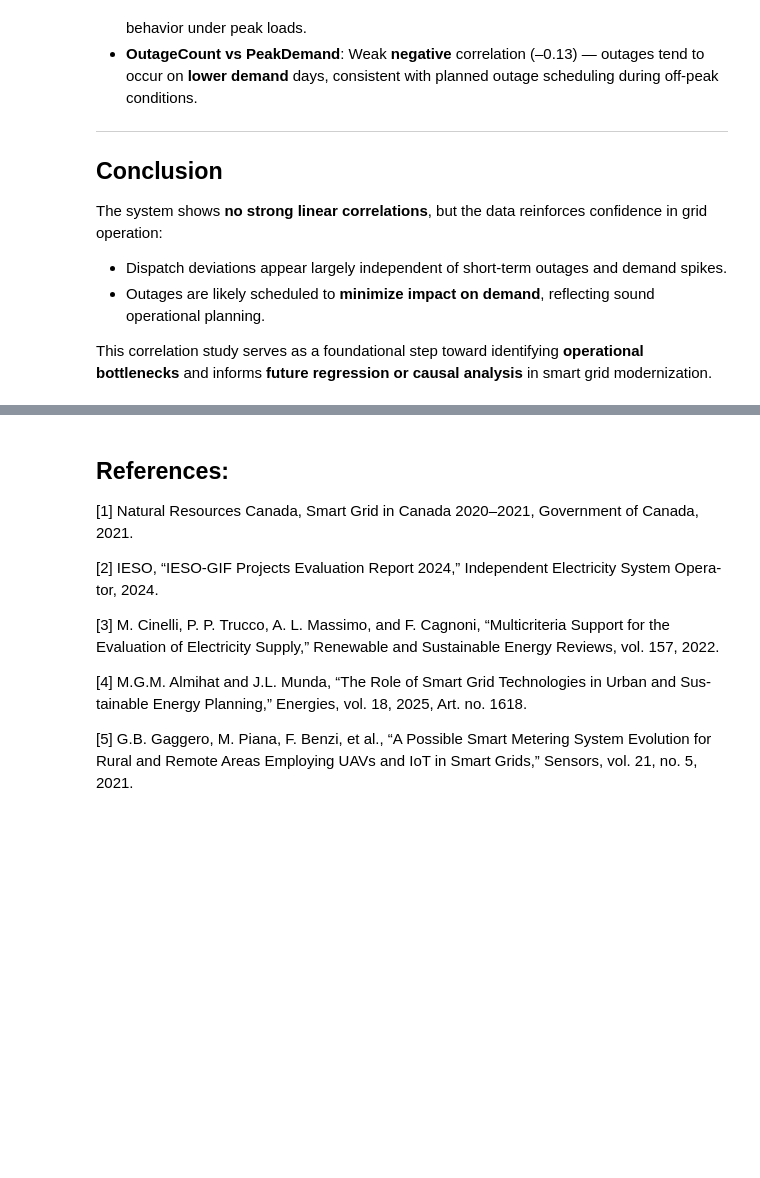
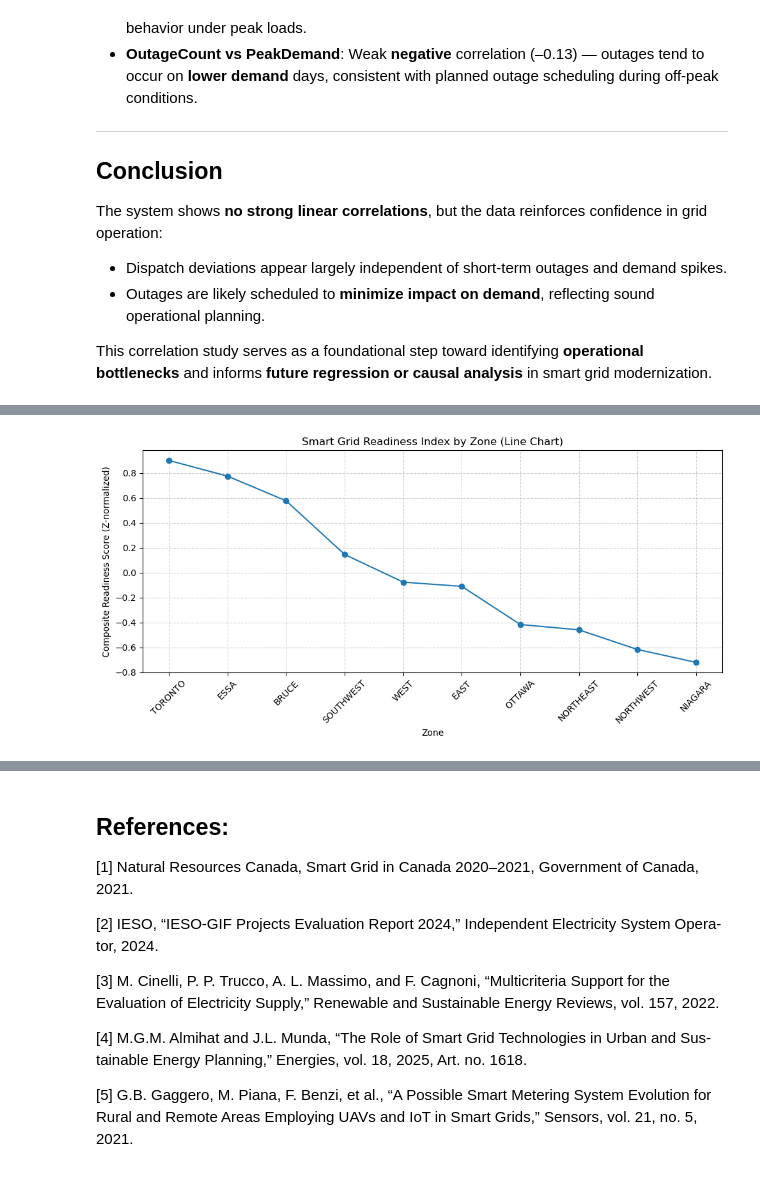
Before and after one commit to ShraddhaPadwekar/DataScience_SmartGridInvestmentZones, a Jupyter notebook: JupyterNotebooks/Padwekar_Shraddha_InitialResults.ipynb, the cells around one changed output, grey strips where cells are left out. Cells and saved outputs as stored; diff of their text form; code cells hidden in the pictures; blank space fills up the shorter version.

```diff
--- a/JupyterNotebooks/Padwekar_Shraddha_InitialResults.ipynb
+++ b/JupyterNotebooks/Padwekar_Shraddha_InitialResults.ipynb
@@ -2826,0 +2829,59 @@ This correlation study serves as a foundational step toward identifying **operat
+# %%
+import pandas as pd
+import numpy as np
+import matplotlib.pyplot as plt
+
+
+# === 1. Load Real-Time Zonal Demand ===
+df_demand = pd.read_csv(r'../Dataset/RealtimeDemandZonal.csv')
+df_demand.columns = df_demand.columns.str.strip()
+df_demand['Date'] = pd.to_datetime(df_demand['Date'], errors='coerce')
+
+# Drop non-zone columns
+non_zone_cols = ['Date', 'Hour', 'Interval', 'Ontario Demand', 'Zones Total', 'DIFF']
+zone_cols = [col for col in df_demand.columns if col not in non_zone_cols]
+
+# === 2. Compute Demand Variability per Zone (std deviation) ===
+demand_variability = df_demand.groupby('Date')[zone_cols].sum().std().rename("DemandVariability")
+
+# === 3. Load Transmission Outages ===
+df_outage = pd.read_excel(r'../Dataset/TransmissionOutagesAll.xlsx')
+df_outage.columns = df_outage.columns.str.strip()
+df_outage['Planned Start'] = pd.to_datetime(df_outage['Planned Start'], errors='coerce')
+
+# Map outages to zones via the 'Name' or 'Constraint' field (assuming zone name is part of it)
+def extract_zone(text):
+    if pd.isna(text): return None
+    for zone in zone_cols:
+        if zone.lower() in text.lower():
+            return zone
+    return None
+
+df_outage['Zone'] = df_outage['Name'].apply(extract_zone)
+outage_counts = df_outage['Zone'].value_counts().rename("OutageCount")
+
+# === 4. Merge and Normalize Indicators ===
+df_index = pd.concat([demand_variability, outage_counts], axis=1).fillna(0)
+
+# Normalize (Z-score)
+df_norm = (df_index - df_index.mean()) / df_index.std()
+
+# === 5. Compute Composite Readiness Index (Higher = more readiness needed) ===
+df_norm['ReadinessScore'] = df_norm.mean(axis=1)
+
+# === 6. Rank and Visualize ===
+df_ranked['ReadinessScore_Positive'] = df_ranked['ReadinessScore'] - df_ranked['ReadinessScore'].min()
+
+
+# Line plot
+plt.figure(figsize=(10, 5))
+plt.plot(df_ranked.index, df_ranked['ReadinessScore'], marker='o', linestyle='-')
+plt.title("Smart Grid Readiness Index by Zone")
+plt.ylabel("Composite Readiness Score (Z-normalized)")
+plt.xlabel("Zone")
+plt.xticks(rotation=45)
+plt.grid(True, linestyle='--', alpha=0.6)
+plt.tight_layout()
+plt.show()
+# %% [output]
+[figure, added]
```
Also changed, not shown: parts of 3 cells of this notebook, 5 other files.
